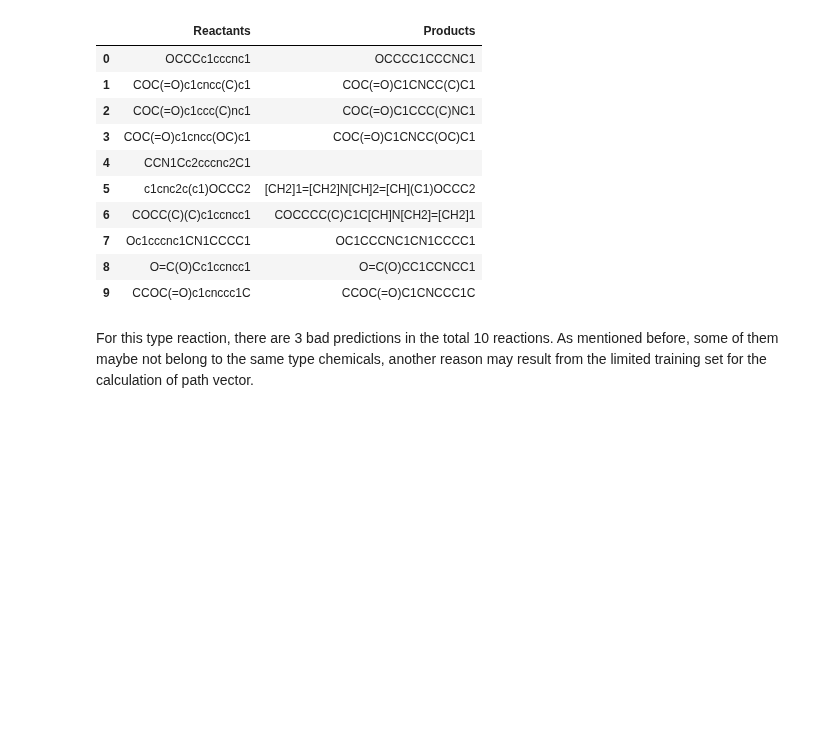
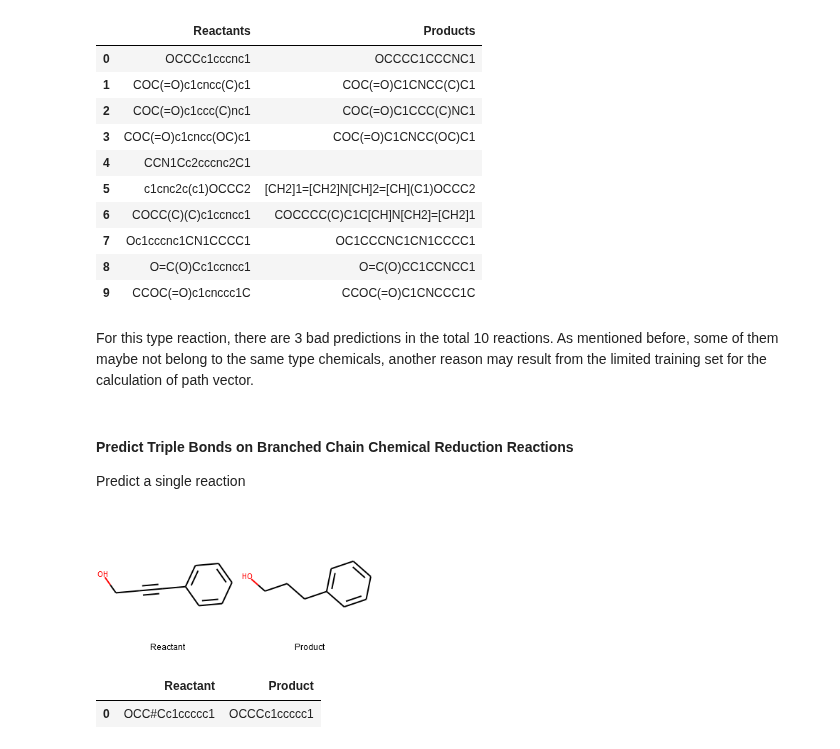
Before and after one commit to UWDIRECT-2019/DarKnight, a Jupyter notebook: example/DarKnight_Usage.ipynb, the cells around one changed output. Saved outputs shown, nothing was run; the diff lists cells and outputs as text; code cells hidden in the pictures; blank space fills up the shorter version.

Commit message:
add another reaction prediction

```diff
--- a/example/DarKnight_Usage.ipynb
+++ b/example/DarKnight_Usage.ipynb
@@ -18,9 +18,9 @@ The model's role is tranforming reactant smiles string to its correlative vector
 As for path vectors, their function is to connect the reactant vector to its corresponding prodcut vector in the latent space.
 # %%
 #load model
-model = darkchem.utils.load_model('N7b_[M+H]')
+model = darkchem.utils.load_model('../models/N7b_[M+H]')
 #load path vectors
-PathB = np.load('Benzene_PathVec.npy')
-PathN = np.load('Nring_PathVec.npy')
-PathT = np.load('Triple_Path_Vec.npy')
+PathB = np.load('../models/Benzene_PathVec.npy')
+PathN = np.load('../models/Nring_PathVec.npy')
+PathT = np.load('../models/Triple_Path_Vec.npy')
 # %% [markdown]
@@ -83,3 +83,13 @@ functions.output_multiple_prod(data,model,PathN)
 | 9 | CCOC(=O)c1cnccc1C | CCOC(=O)C1CNCCC1C |
 # %% [markdown]
 For this type reaction, there are 3 bad predictions in the total 10 reactions. As mentioned before, some of them maybe not belong to the same type chemicals, another reason may result from the limited training set for the calculation of path vector.
+# %% [markdown]
+#### Predict Triple Bonds on  Branched Chain Chemical Reduction Reactions
+Predict a single reaction
+# %%
+smi = 'OCC#Cc1ccccc1'
+functions.output_single_prod(smi,model,PathT)
+# %% [output]
+[figure, added]
+|  | Reactant | Product |
+| 0 | OCC#Cc1ccccc1 | OCCCc1ccccc1 |
```
Also changed, not shown: parts of 7 cells of this notebook.
